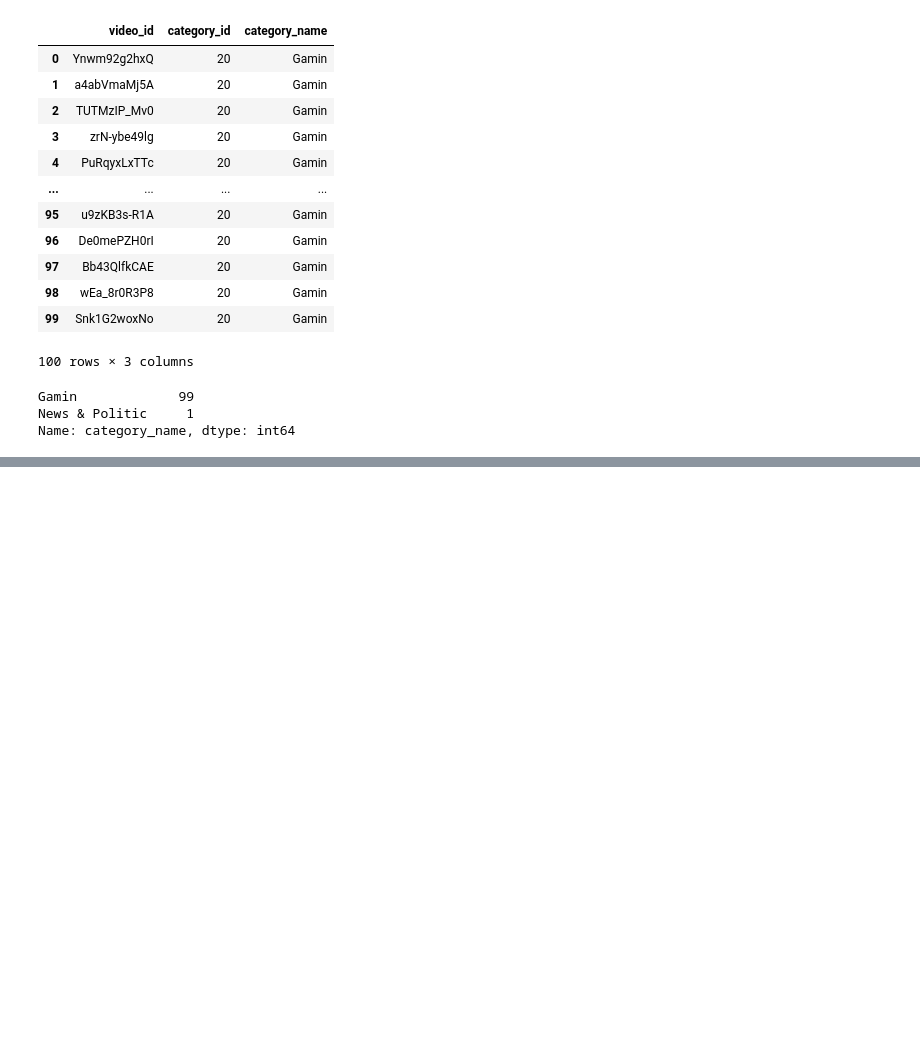
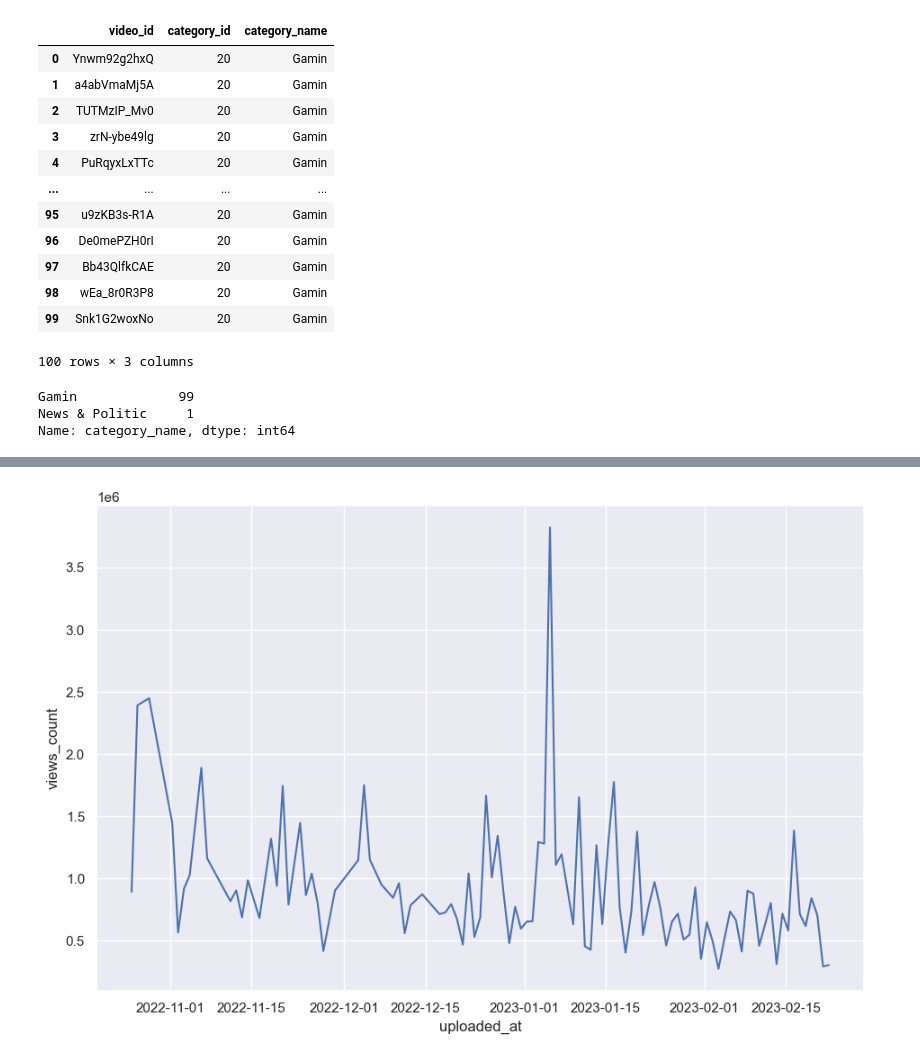
Before and after one commit to kimhyunso/coper-project, a Jupyter notebook: practice_analysis_dowon.ipynb, the cells around one changed output, grey strips where cells are left out. Saved outputs shown, nothing was run; the diff lists cells and outputs as text; code cells hidden in the pictures; blank space fills up the shorter version.

```diff
--- a/practice_analysis_dowon.ipynb
+++ b/practice_analysis_dowon.ipynb
@@ -363,0 +575,4 @@ Name: category_name, dtype: int64
+# %%
+df_chim_video = pd.read_csv("../자료/침착맨_videos.csv", encoding='utf-8', engine='python')
+df_chim_video.uploaded_at = pd.to_datetime(df_chim_video.uploaded_at)
+df_chim_video.head()
@@ -363,0 +602,6 @@ Name: category_name, dtype: int64
+# %%
+sns.lineplot(x=df_chim_video.uploaded_at, y=df_chim_video.views_count)
+
+plt.show()
+# %% [output]
+[figure, added]
```
Also changed, not shown: parts of 26 cells of this notebook, 4 other files.
